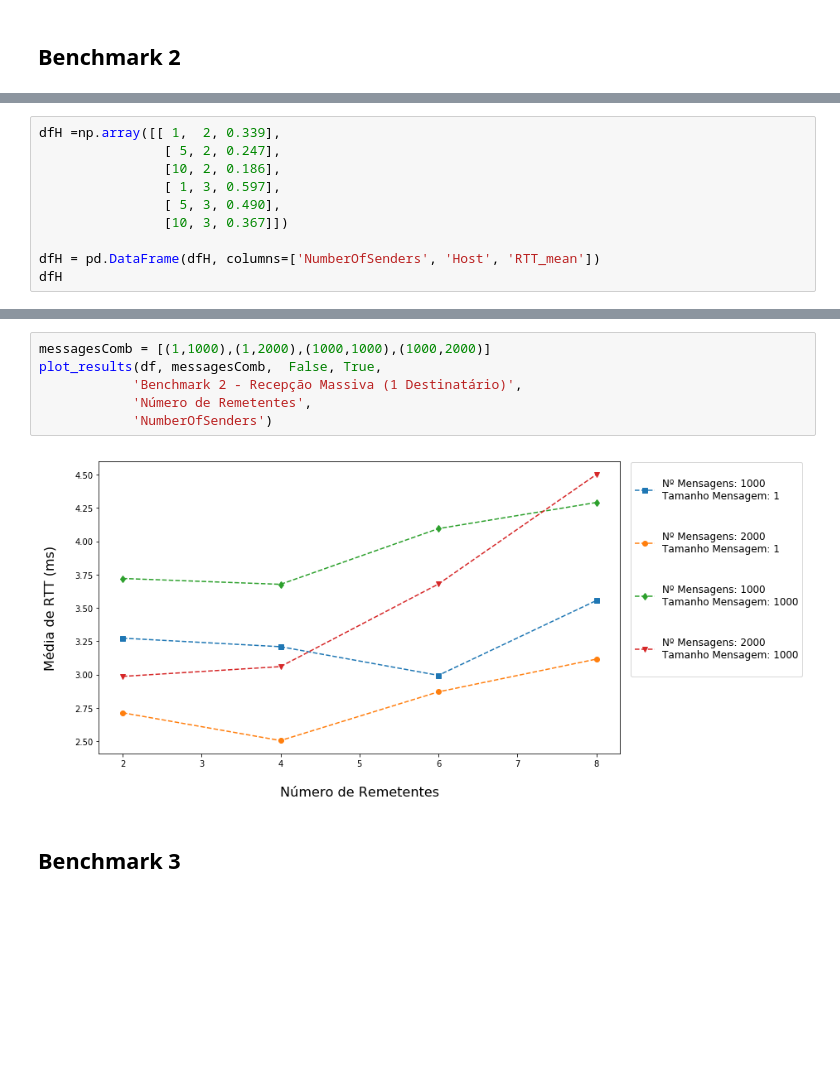
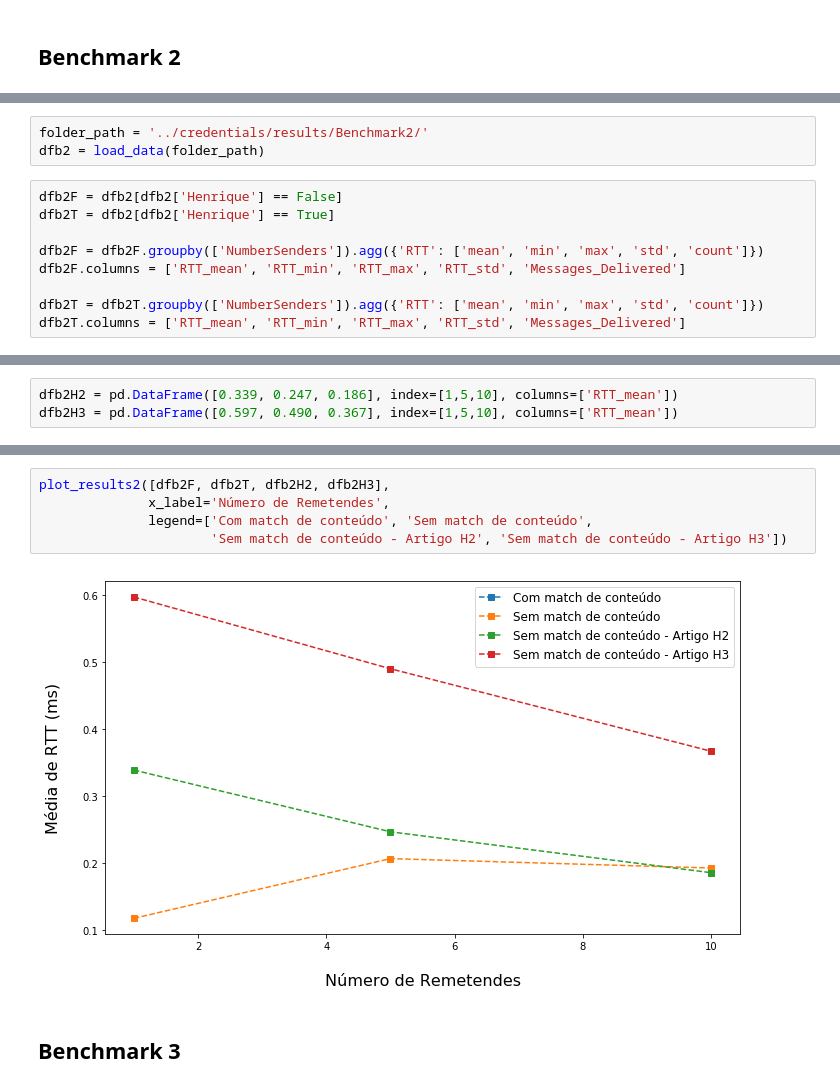
Before and after one commit to rafalencar1997/JadeContainer, a Jupyter notebook: analysis/Benchmark_Base.ipynb, the cells around one changed output, grey strips where cells are left out. Cells and saved outputs as stored; diff of their text form; blank space fills up the shorter version.

```diff
--- a/analysis/Benchmark_Base.ipynb
+++ b/analysis/Benchmark_Base.ipynb
@@ -174,0 +50,12 @@ df
+# %%
+folder_path = '../credentials/results/Benchmark2/'
+dfb2 = load_data(folder_path)
+# %%
+dfb2F = dfb2[dfb2['Henrique'] == False]
+dfb2T = dfb2[dfb2['Henrique'] == True]
+
+dfb2F = dfb2F.groupby(['NumberSenders']).agg({'RTT': ['mean', 'min', 'max', 'std', 'count']})
+dfb2F.columns = ['RTT_mean', 'RTT_min', 'RTT_max', 'RTT_std', 'Messages_Delivered']
+
+dfb2T = dfb2T.groupby(['NumberSenders']).agg({'RTT': ['mean', 'min', 'max', 'std', 'count']})
+dfb2T.columns = ['RTT_mean', 'RTT_min', 'RTT_max', 'RTT_std', 'Messages_Delivered']
@@ -175,10 +70,3 @@ df
 # %%
-dfH =np.array([[ 1,  2, 0.339],
-                [ 5, 2, 0.247],
-                [10, 2, 0.186],
-                [ 1, 3, 0.597],
-                [ 5, 3, 0.490],
-                [10, 3, 0.367]])
-
-dfH = pd.DataFrame(dfH, columns=['NumberOfSenders', 'Host', 'RTT_mean'])
-dfH
+dfb2H2 = pd.DataFrame([0.339, 0.247, 0.186], index=[1,5,10], columns=['RTT_mean'])
+dfb2H3 = pd.DataFrame([0.597, 0.490, 0.367], index=[1,5,10], columns=['RTT_mean'])
@@ -270,10 +73,9 @@ df
-# %%
-messagesComb = [(1,1000),(1,2000),(1000,1000),(1000,2000)]
-plot_results(df, messagesComb,  False, True,
-            'Benchmark 2 - Recepção Massiva (1 Destinatário)',
-            'Número de Remetentes',
-            'NumberOfSenders')
-# %% [output]
-[figure, removed]
+# %%
+plot_results2([dfb2F, dfb2T, dfb2H2, dfb2H3],
+              x_label='Número de Remetendes',
+              legend=['Com match de conteúdo', 'Sem match de conteúdo',
+                      'Sem match de conteúdo - Artigo H2', 'Sem match de conteúdo - Artigo H3'])
+# %% [output]
+[figure, added]
 # %% [markdown]
 ## Benchmark 3
```
Also changed, not shown: parts of 49 cells of this notebook, 10 other files.
